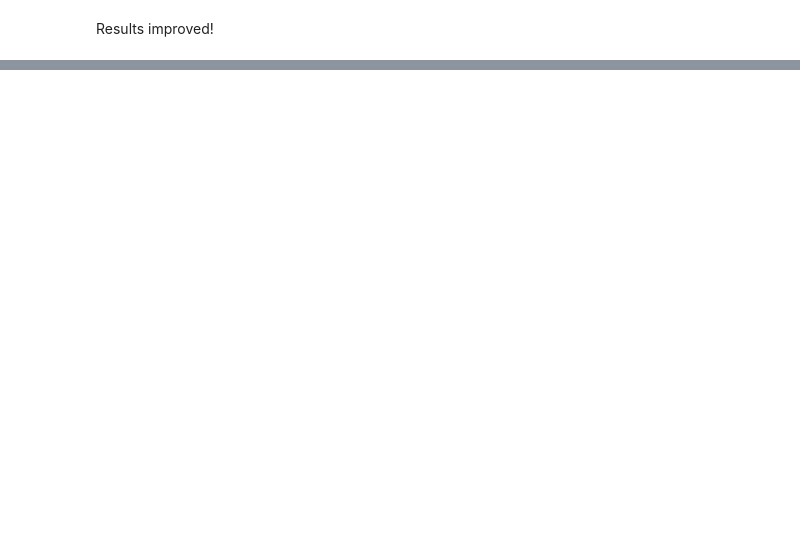
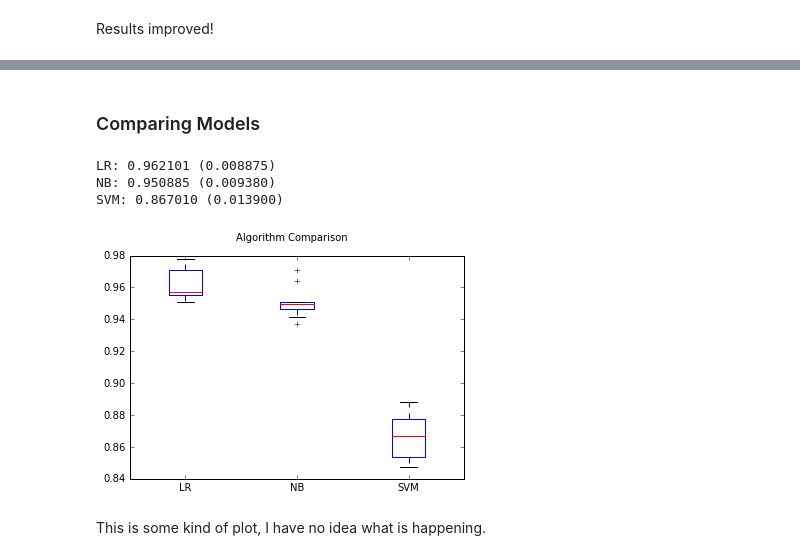
Before and after one commit to priyalaggarwal/spam, a Jupyter notebook: SMS Spam 2.ipynb, the cells around one changed output, grey strips where cells are left out. Saved outputs shown, nothing was run; the diff lists cells and outputs as text; code cells hidden in the pictures; blank space fills up the shorter version.

Commit message:
changes in second notebook, added SVM, comparison plot

```diff
--- a/SMS Spam 2.ipynb
+++ b/SMS Spam 2.ipynb
@@ -278,0 +332,38 @@ Results improved!
+# %% [markdown]
+<h3>Comparing Models</h3>
+# %%
+from sklearn import cross_validation
+# prepare configuration for cross validation test harness
+num_folds = 10
+num_instances = len(X_train)
+seed = 7
+# prepare models
+models = []
+models.append(('LR', LogisticRegression()))
+models.append(('NB', MultinomialNB()))
+models.append(('SVM', SVC()))
+# evaluate each model in turn
+results = []
+names = []
+scoring = 'accuracy'
+for name, model in models:
+    kfold = cross_validation.KFold(n=num_instances, n_folds=num_folds, random_state=seed)
+    cv_results = cross_validation.cross_val_score(model, messages_tfidf_X_train, y_train, cv=kfold, scoring=scoring)
+    results.append(cv_results)
+    names.append(name)
+    msg = "%s: %f (%f)" % (name, cv_results.mean(), cv_results.std())
+    print(msg)
+# boxplot algorithm comparison
+fig = plt.figure()
+fig.suptitle('Algorithm Comparison')
+ax = fig.add_subplot(111)
+plt.boxplot(results)
+ax.set_xticklabels(names)
+plt.show()
+# %% [output]
+LR: 0.962101 (0.008875)
+NB: 0.950885 (0.009380)
+SVM: 0.867010 (0.013900)
+[figure, added]
+# %% [markdown]
+This is some kind of plot, I have no idea what is happening.
```
Also changed, not shown: parts of 24 cells of this notebook.
